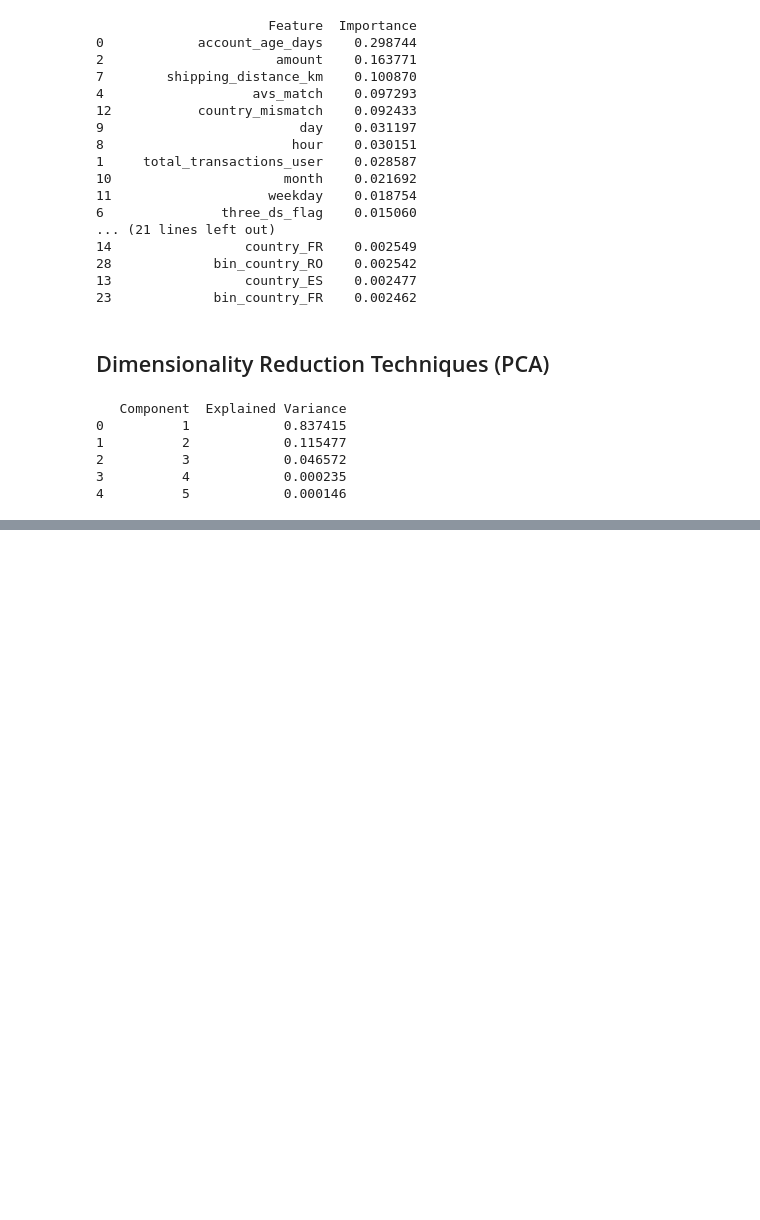
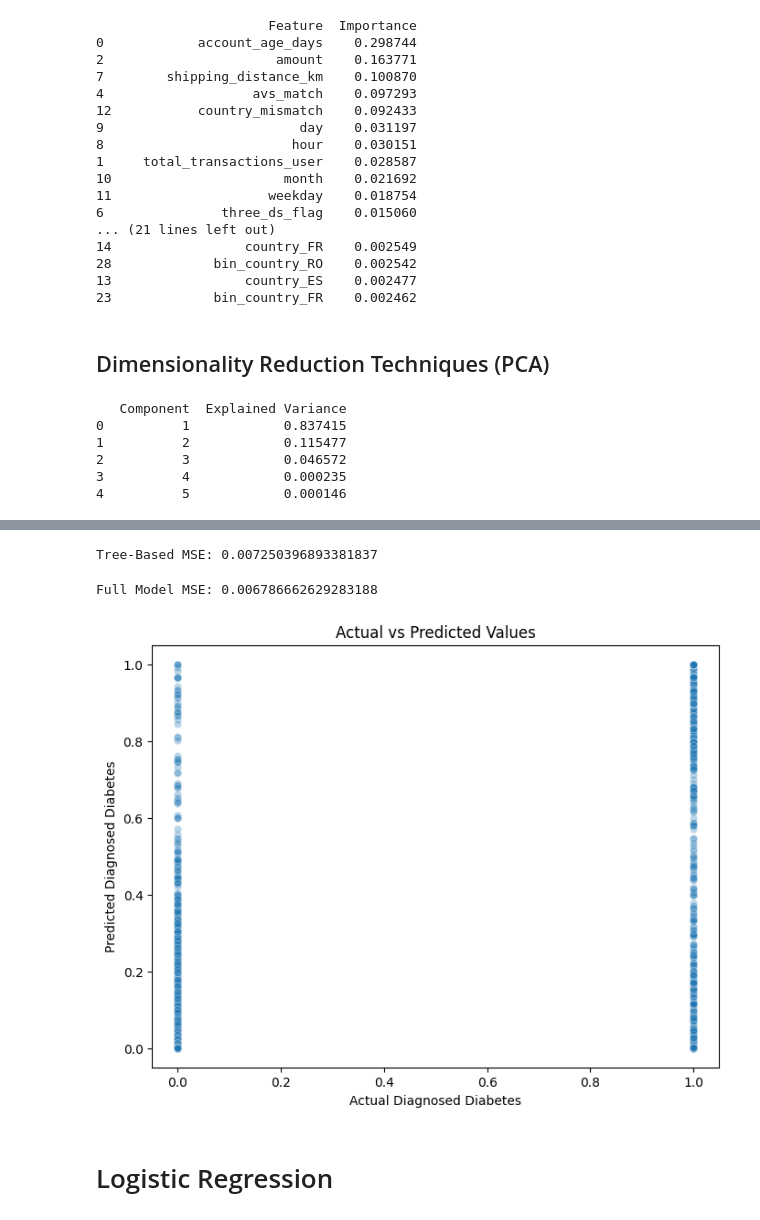
Before and after one commit to MDRobiulhassan/Mental-Health, a Jupyter notebook: Ecommerece Fraud.ipynb, the cells around one changed output, grey strips where cells are left out. Saved outputs shown, nothing was run; the diff lists cells and outputs as text; code cells hidden in the pictures; blank space fills up the shorter version.

```diff
--- a/Ecommerece Fraud.ipynb
+++ b/Ecommerece Fraud.ipynb
@@ -853,5 +862,10 @@ Selected Features: Index(['promo_used', 'avs_match', 'cvv_result', 'three_ds_fla
 # %%
-X_train_rfe = rfe.transform(X_train)
-X_test_rfe = rfe.transform(X_test)
-model.fit(X_train_rfe, y_train)
+X_train_rfe = rfe.transform(X_train_small)
+X_test_rfe = rfe.transform(X_test_small)
+
+model.fit(X_train_rfe, y_train_small)
+y_pred = model.predict(X_test_rfe)
+
+from sklearn.metrics import mean_squared_error
+print("RFE MSE:", mean_squared_error(y_test, y_pred))
 # %% [output]
@@ -866,0 +893,10 @@ Mean Squared Error: 0.015219408499377514
+# %%
+uni_features = feature_scores.sort_values(by='Score', ascending=False).head(7)['Feature'].values
+
+X_train_uni = X_train_small[uni_features]
+X_test_uni = X_test_small[uni_features]
+
+model.fit(X_train_uni, y_train_small)
+y_pred = model.predict(X_test_uni)
+
+print("Univariate MSE:", mean_squared_error(y_test, y_pred))
@@ -866,0 +944,30 @@ Mean Squared Error: 0.015219408499377514
+# %%
+tree_features = feature_importance.sort_values(by='Importance', ascending=False).head(7)['Feature'].values
+
+X_train_tree = X_train_small[tree_features]
+X_test_tree = X_test_small[tree_features]
+
+model.fit(X_train_tree, y_train_small)
+y_pred = model.predict(X_test_tree)
+
+print("Tree-Based MSE:", mean_squared_error(y_test, y_pred))
+# %% [output]
+Tree-Based MSE: 0.007250396893381837
+# %%
+model.fit(X_train_small, y_train_small)
+y_pred = model.predict(X_test_small)
+
+print("Full Model MSE:", mean_squared_error(y_test, y_pred))
+# %% [output]
+Full Model MSE: 0.006786662629283188
+# %%
+plt.figure(figsize=(8,6))
+sns.scatterplot(x=y_test, y=y_pred, alpha=0.3)
+plt.xlabel("Actual Diagnosed Diabetes")
+plt.ylabel("Predicted Diagnosed Diabetes")
+plt.title("Actual vs Predicted Values")
+plt.show()
+# %% [output]
+[figure, added]
+# %% [markdown]
+# Logistic Regression
```
Also changed, not shown: parts of 39 cells of this notebook.
